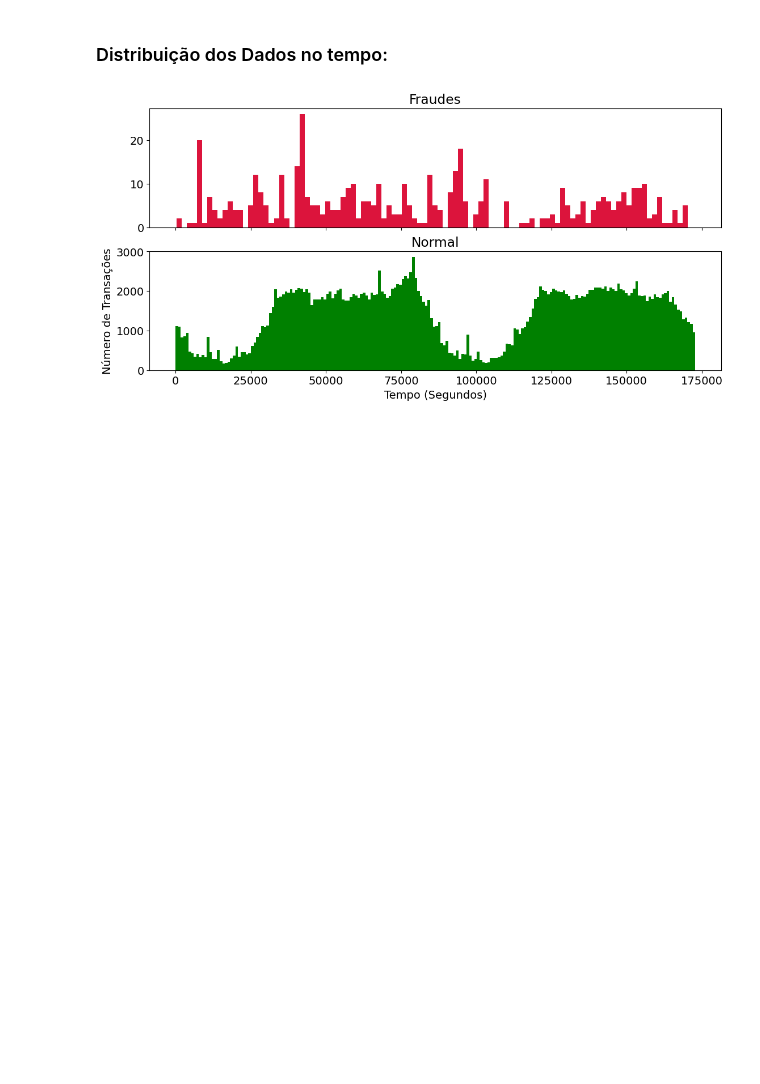
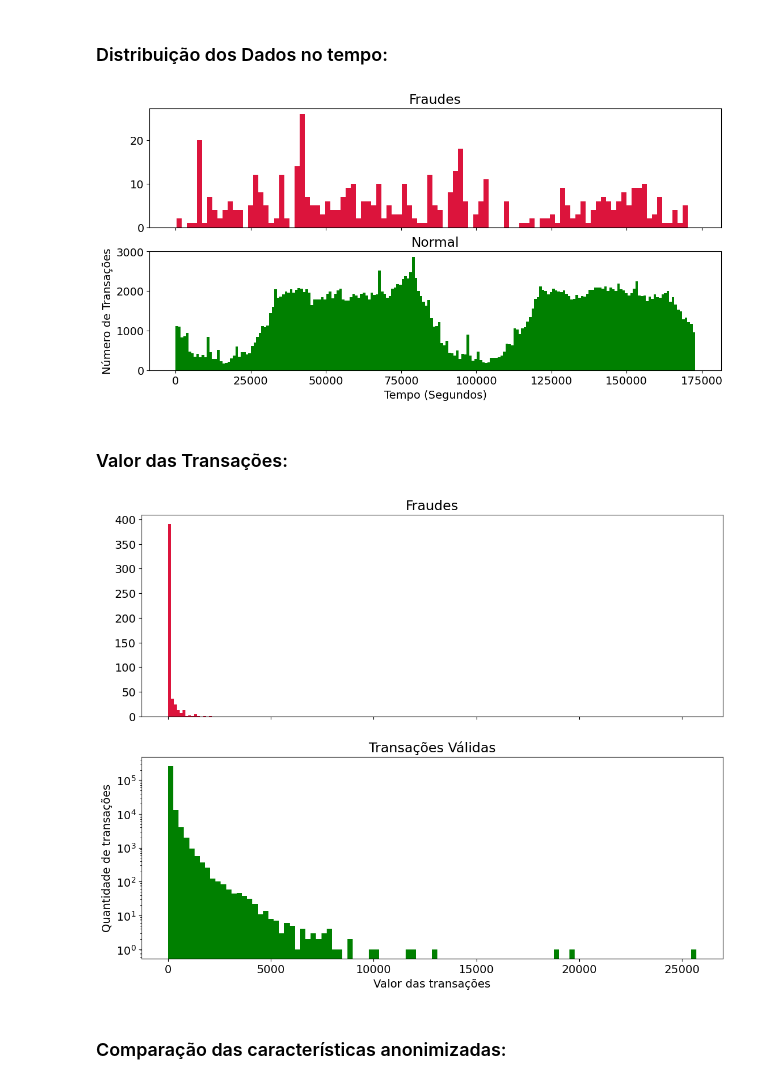
Before and after one commit to ProjektVek/TCC-UNIP, a Jupyter notebook: TCC.ipynb, the cells around one changed output. Saved outputs shown, nothing was run; the diff lists cells and outputs as text; code cells hidden in the pictures; blank space fills up the shorter version.

```diff
--- a/TCC.ipynb
+++ b/TCC.ipynb
@@ -105,3 +108,24 @@ plot.ylabel('Número de Transações')
 plot.show()
 # %% [output]
 [figure]
+# %% [markdown]
+### Valor das Transações:
+# %%
+figure, axes = plot. subplots(nrows=2, ncols=1, sharex=True, figsize=(13,10))
+axe1, axe2 = axes.flatten()
+
+axe1.hist(csv_dataset.Amount[csv_dataset.Class==1], bins = 15, color='crimson')
+axe1.set_title('Fraudes')
+
+axe2.hist(csv_dataset.Amount[csv_dataset.Class==0], bins = 100, color='green')
+axe2.set_title('Transações Válidas')
+
+plot.xlabel('Valor das transações')
+plot.ylabel('Quantidade de transações')
+plot.yscale('log')
+#figure.tight_layout()
+plot.show()
+# %% [output]
+[figure, added]
+# %% [markdown]
+### Comparação das características anonimizadas:
```
Also changed, not shown: parts of 22 cells of this notebook.
